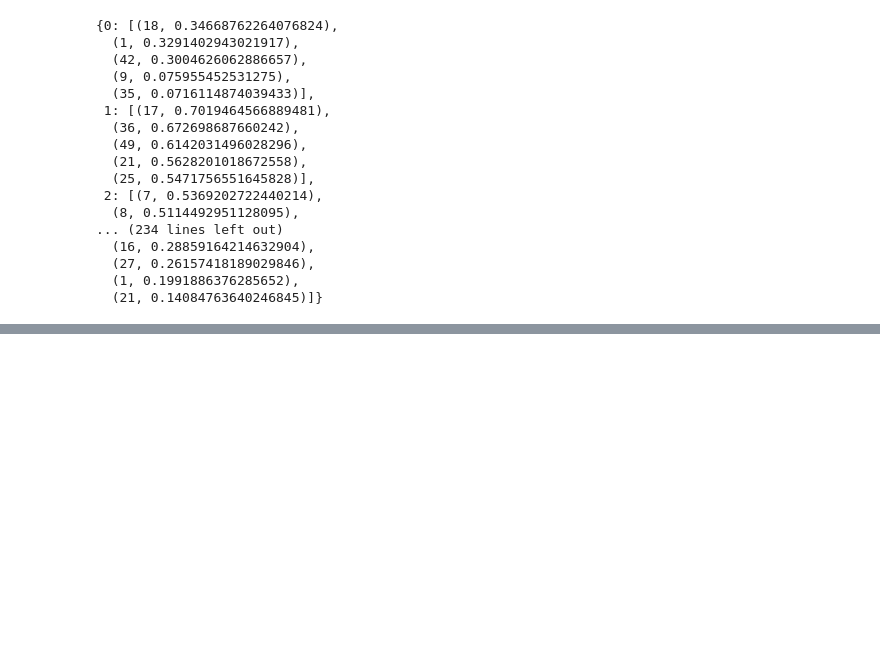
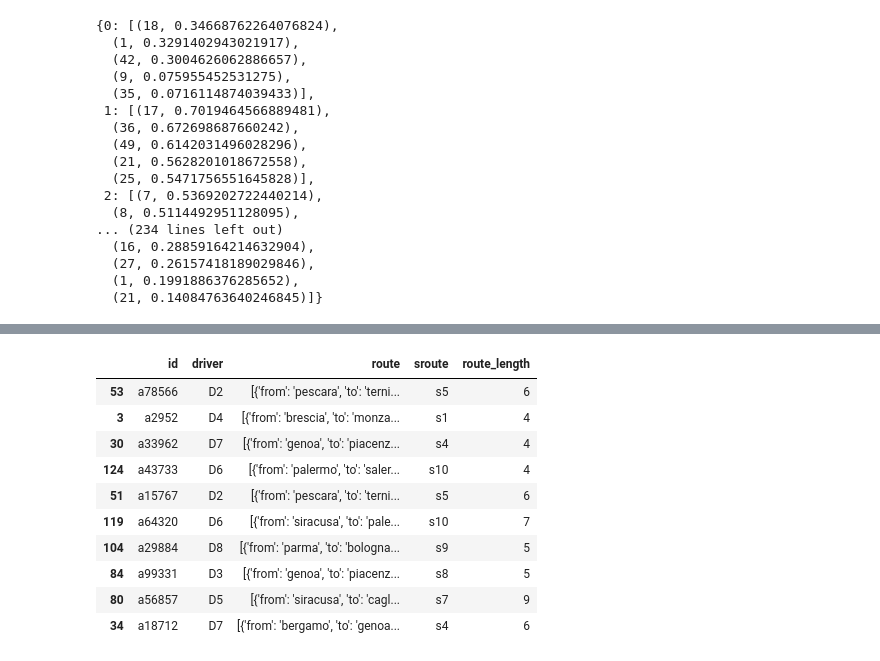
Before and after one commit to adnanit035/identifying-compensation-for-vaguely-followed-trips, a Jupyter notebook: experiments-2.ipynb, the cells around one changed output, grey strips where cells are left out. Cells and saved outputs as stored; diff of their text form; code cells hidden in the pictures; blank space fills up the shorter version.

```diff
--- a/experiments-2.ipynb
+++ b/experiments-2.ipynb
@@ -766,3 +823,36 @@ driver_max_routes
   (27, 0.26157418189029846),
   (1, 0.1991886376285652),
   (21, 0.14084763640246845)]}
+# %%
+import pandas as pd
+import json
+
+# Load the data
+with open('Dataset/standard_routes.json', 'r') as file:
+    standard_routes = json.load(file)
+with open('Dataset/actual_routes.json', 'r') as file:
+    actual_routes = json.load(file)
+
+# Convert to DataFrame
+standard_routes_df = pd.DataFrame(standard_routes)
+actual_routes_df = pd.DataFrame(actual_routes)
+
+# Data Cleaning Example: Normalize city names
+def normalize_city_names(city):
+    if "-" in city:
+        city = city.replace("-", " ")
+
+    return city.strip().lower().replace(" ", "_")
+
+def normalize_merchant_names(merchants):
+    return {normalize_city_names(merchant): qty for merchant, qty in merchants.items()}
+
+for df in [standard_routes_df, actual_routes_df]:
+    for legs in df['route']:
+        for leg in legs:
+            # apply normalization function to city names
+            leg['from'] = normalize_city_names(leg['from'])
+            leg['to'] = normalize_city_names(leg['to'])
+
+            # apply normalization function to merchandise names
+            leg['merchandise'] = normalize_merchant_names(leg['merchandise'])
@@ -768,0 +905,14 @@ driver_max_routes
+# %%
+actual_routes_df.sample(10)
+# %% [output]
+|  | id | driver | route | sroute | route_length |
+| 53 | a78566 | D2 | [{'from': 'pescara', 'to': 'terni... | s5 | 6 |
+| 3 | a2952 | D4 | [{'from': 'brescia', 'to': 'monza... | s1 | 4 |
+| 30 | a33962 | D7 | [{'from': 'genoa', 'to': 'piacenz... | s4 | 4 |
+| 124 | a43733 | D6 | [{'from': 'palermo', 'to': 'saler... | s10 | 4 |
+| 51 | a15767 | D2 | [{'from': 'pescara', 'to': 'terni... | s5 | 6 |
+| 119 | a64320 | D6 | [{'from': 'siracusa', 'to': 'pale... | s10 | 7 |
+| 104 | a29884 | D8 | [{'from': 'parma', 'to': 'bologna... | s9 | 5 |
+| 84 | a99331 | D3 | [{'from': 'genoa', 'to': 'piacenz... | s8 | 5 |
+| 80 | a56857 | D5 | [{'from': 'siracusa', 'to': 'cagl... | s7 | 9 |
+| 34 | a18712 | D7 | [{'from': 'bergamo', 'to': 'genoa... | s4 | 6 |
```
Also changed, not shown: parts of 32 cells of this notebook, 6 other files.
